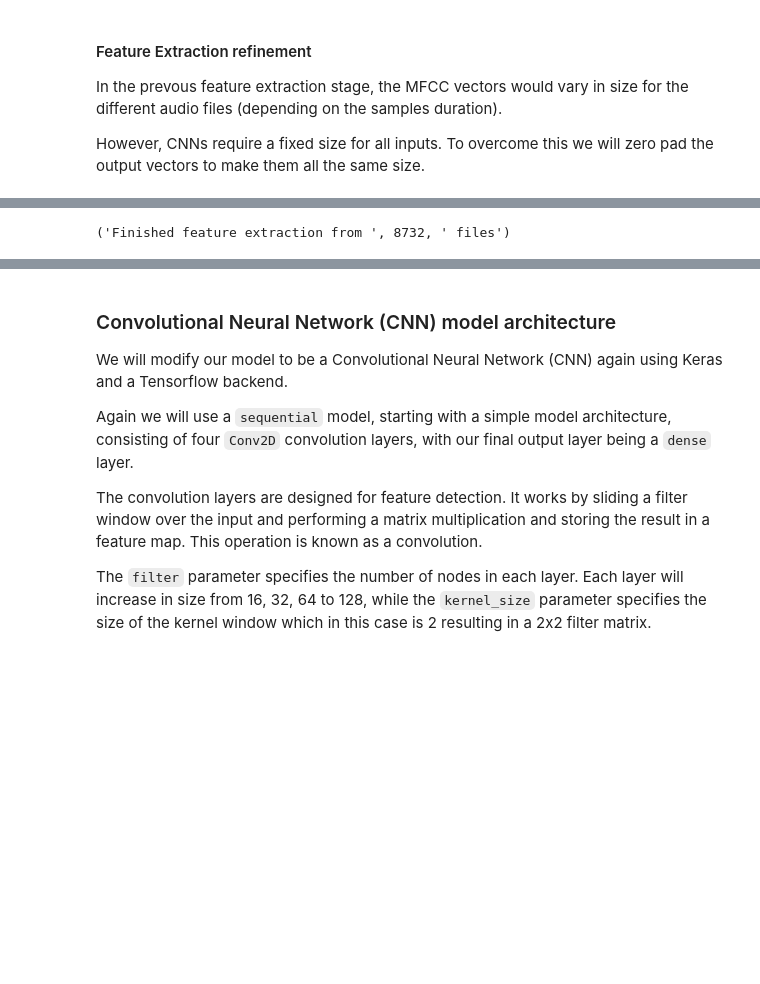
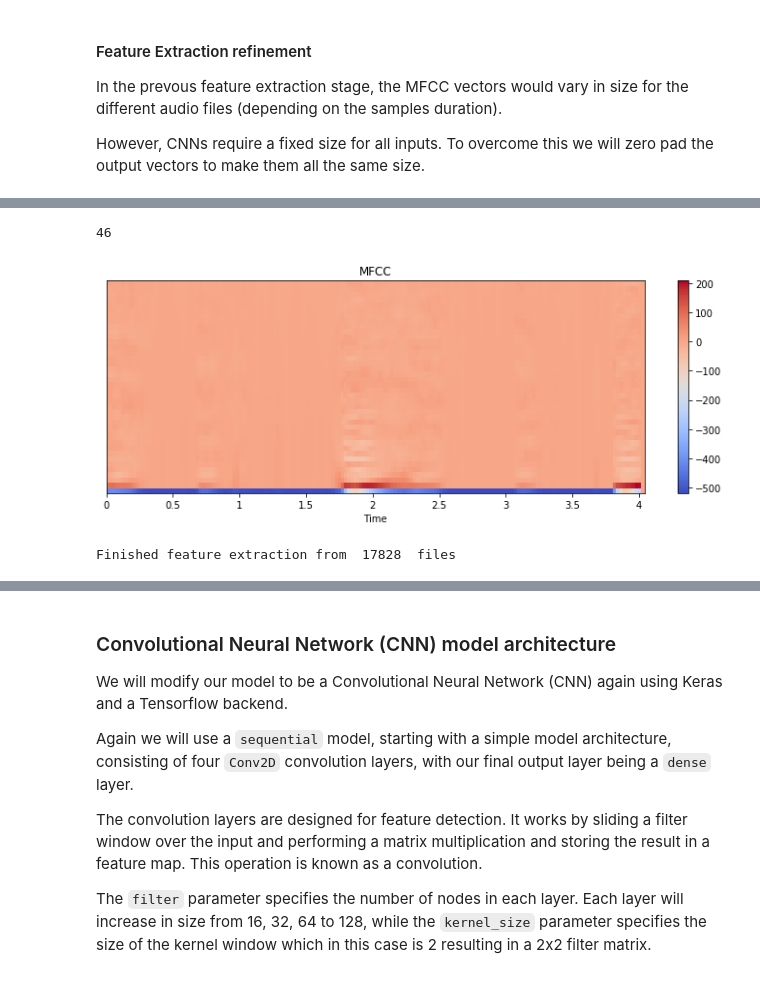
Before and after one commit to shxkari/EE542-FinalProject, a Jupyter notebook: Udacity-ML-Capstone-master copy/Notebooks/4 Model Refinement.ipynb, the cells around one changed output, grey strips where cells are left out. Drawn from its saved outputs; the diff is of its cells as text; code cells hidden in the pictures; blank space fills up the shorter version.

```diff
--- a/Udacity-ML-Capstone-master copy/Notebooks/4 Model Refinement.ipynb
+++ b/Udacity-ML-Capstone-master copy/Notebooks/4 Model Refinement.ipynb
@@ -48,3 +65,20 @@ def extract_features(file_name):
+# %%
+# index = 0
+index +=1
+print(index)
+fdf = featuresdf.loc[featuresdf['class_label'] == 'dog_bark'].feature
+feat = fdf[fdf.index[index]]
+import matplotlib.pyplot as plt
+import librosa.display
+plt.figure(figsize=(10, 4))
+librosa.display.specshow(feat, x_axis='time', )
+plt.colorbar()
+plt.title('MFCC')
+plt.tight_layout()
+plt.show()
+# %% [output]
+46
+[figure, added]
 # %%
 # Load various imports
 import pandas as pd
@@ -52,11 +86,9 @@ import os
 import librosa
 
 # Set the path to the full UrbanSound dataset
-fulldatasetpath = '/Users/candre/Documents/UrbanSound8K/audio'
+fulldatasetpath = '../../../UrbanSound8K/audio/'
 
 metadata = pd.read_csv('../UrbanSound Dataset sample/metadata/UrbanSound8K.csv')
-
-features = []
 
 # Iterate through each sound file and extract the features
 for index, row in metadata.iterrows():
@@ -65,12 +97,25 @@ for index, row in metadata.iterrows():
 
     class_label = row["class_name"]
     data = extract_features(file_name)
-
-    features.append([data, class_label])
-
-# Convert into a Panda dataframe
-featuresdf = pd.DataFrame(features, columns=['feature','class_label'])
-
-print('Finished feature extraction from ', len(featuresdf), ' files')
+    if data is not None:
+        features.append([data, class_label])
-# %% [output]
-('Finished feature extraction from ', 8732, ' files')
+# %%
+# gundatasetpath = '../../../Master Tracks/'
+
+# gunshot_metadata = pd.read_csv(os.path.join(gundatasetpath,'Master Sheet.csv'))
+
+# for index, row in gunshot_metadata.iterrows():
+
+#     file_name = os.path.join(os.path.abspath(gundatasetpath),str(row["CD"])+'/',str(row["Filename"])+".wav")
+
+#     class_label = "gun_shot"
+#     data = extract_features(file_name)
+#     if data is not None:
+#         features.append([data, class_label])
+
+# Convert into a Panda dataframe
+featuresdf = pd.DataFrame(features, columns=['feature','class_label'])
+
+print('Finished feature extraction from ', len(featuresdf), ' files')
+# %% [output]
+Finished feature extraction from  17828  files
```
Also changed, not shown: parts of 16 cells of this notebook, 4 other files.
